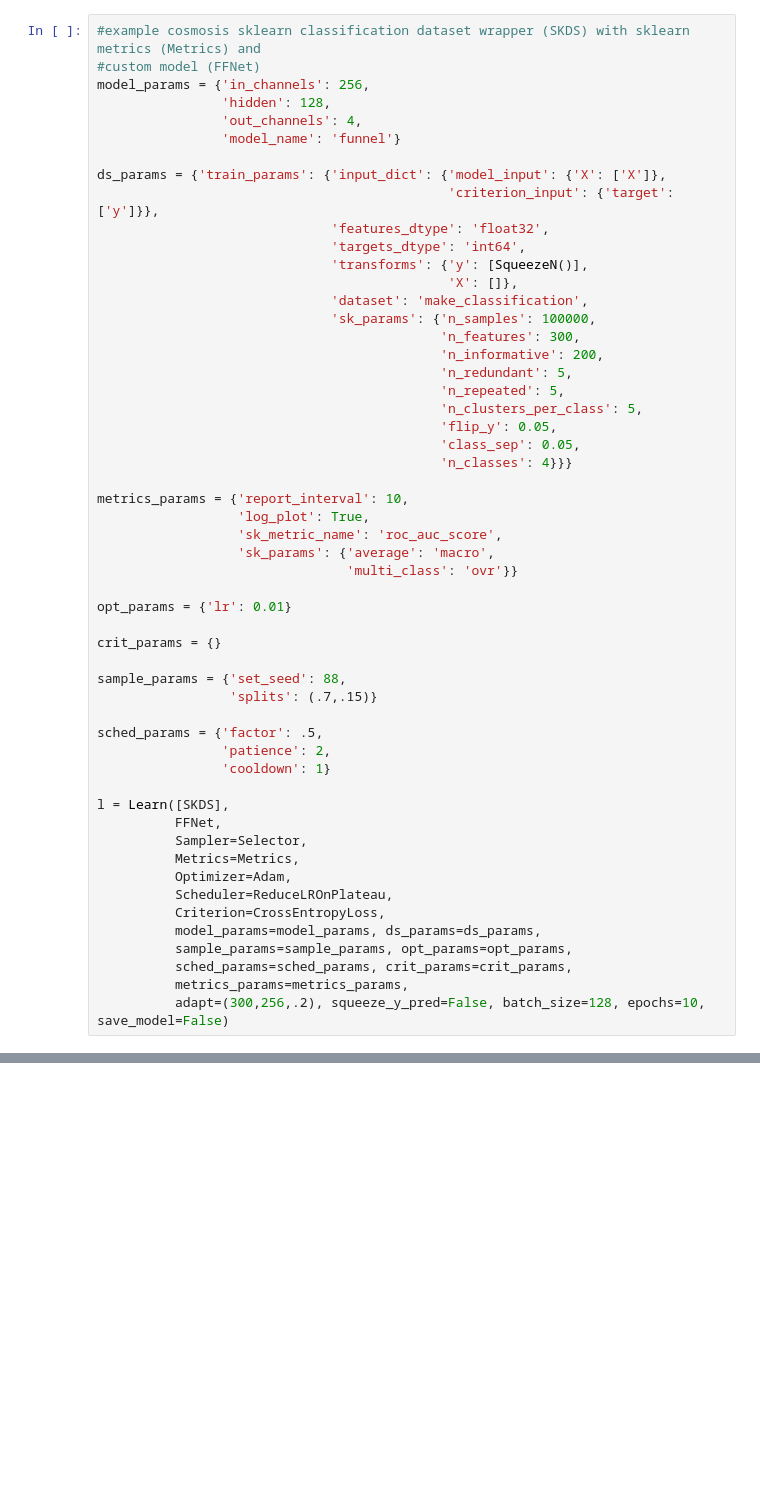
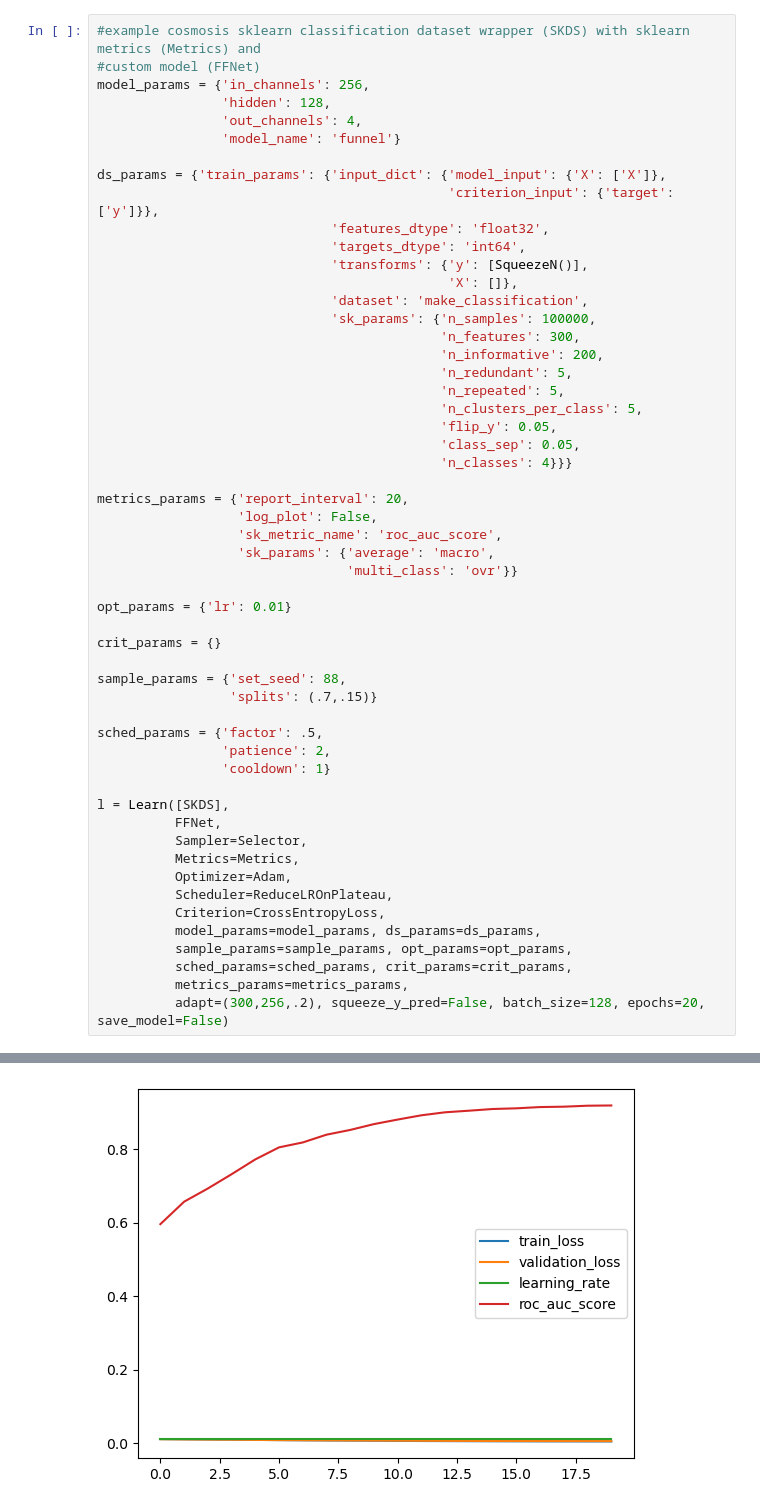
Before and after one commit to icanswim/cosmosis, a Jupyter notebook: experiment.ipynb, the cells around one changed output, grey strips where cells are left out. Cells and saved outputs as stored; diff of their text form; blank space fills up the shorter version.

```diff
--- a/experiment.ipynb
+++ b/experiment.ipynb
@@ -190,8 +250,8 @@ ds_params = {'train_params': {'input_dict': {'model_input': {'X': ['X']},
                                             'class_sep': 0.05,
                                             'n_classes': 4}}}
 
-metrics_params = {'report_interval': 10,
-                  'log_plot': True,
+metrics_params = {'report_interval': 20,
+                  'log_plot': False,
                   'sk_metric_name': 'roc_auc_score',
                   'sk_params': {'average': 'macro',
                                 'multi_class': 'ovr'}}
@@ -218,4 +278,5 @@ l = Learn([SKDS],
           sample_params=sample_params, opt_params=opt_params,
           sched_params=sched_params, crit_params=crit_params,
           metrics_params=metrics_params,
-          adapt=(300,256,.2), squeeze_y_pred=False, batch_size=128, epochs=10, save_model=False)
+          adapt=(300,256,.2), squeeze_y_pred=False, batch_size=128, epochs=20, save_model=False)
+# %% [output]
@@ -222,3 +300,4 @@ l = Learn([SKDS],
+[figure, added]
 # %%
 #example inference with cosmosis sklearn classification dataset wrapper (SKDS) and custom model (FFNet)
 model_params = {'in_channels': 256,
```
Also changed, not shown: parts of 13 cells of this notebook, 1 other file.
